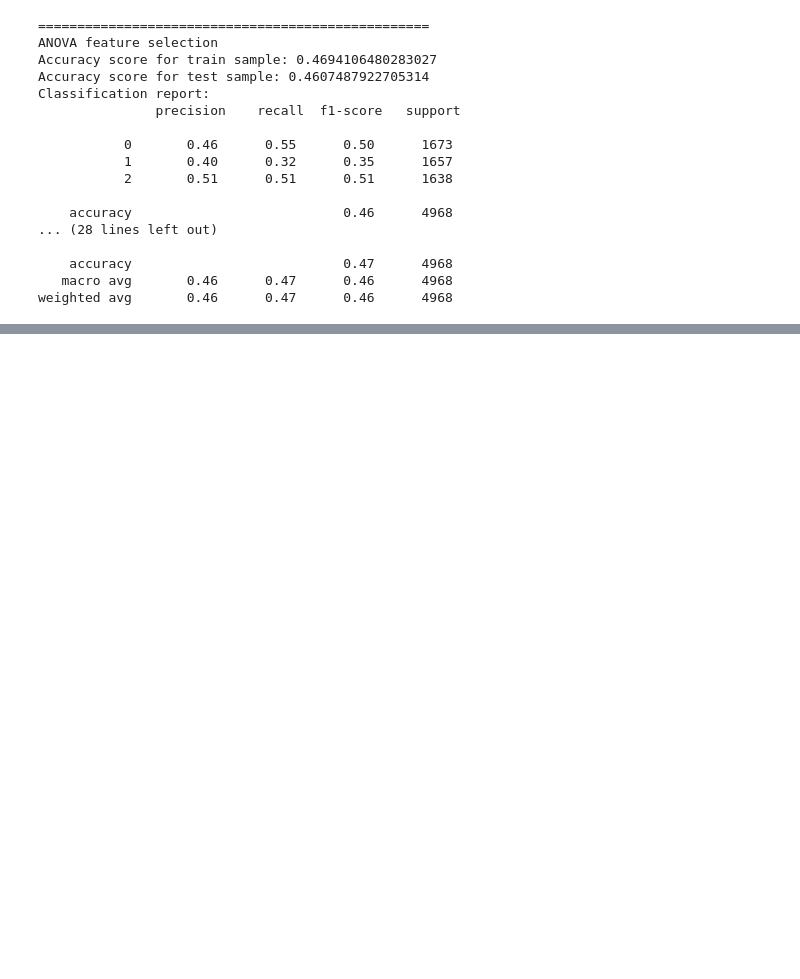
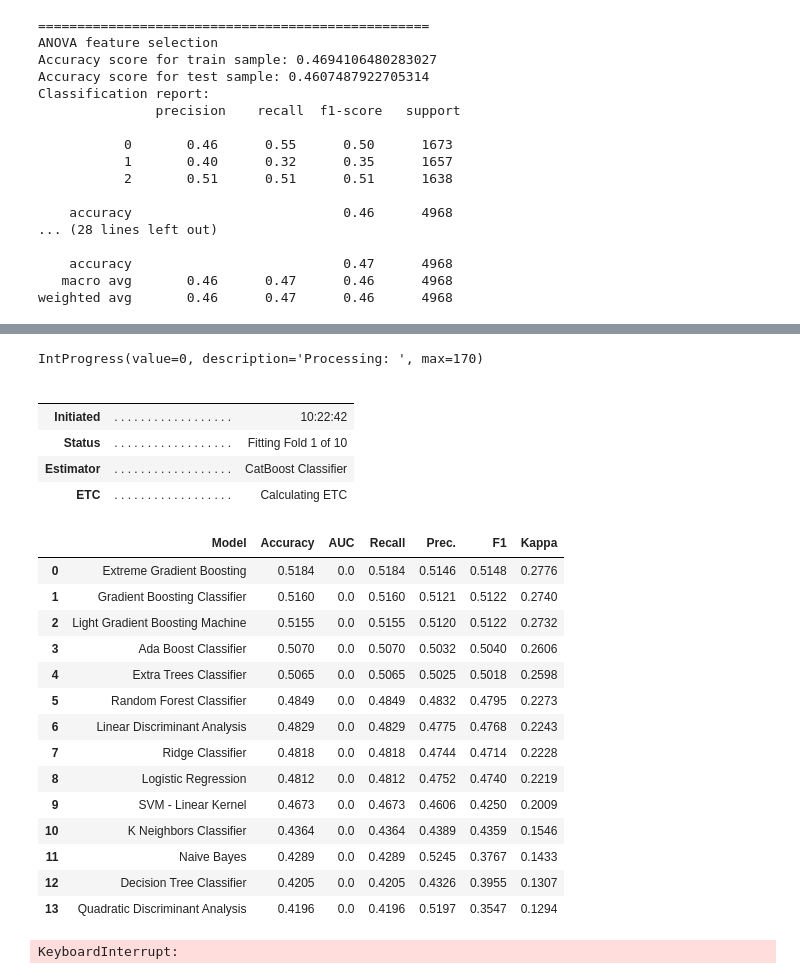
Before and after one commit to LudivineLacour/predict-medical-desert, a Jupyter notebook: code/classification_supervised_learning.ipynb, the cells around one changed output, grey strips where cells are left out. Saved outputs shown, nothing was run; the diff lists cells and outputs as text; code cells hidden in the pictures; blank space fills up the shorter version.

```diff
--- a/code/classification_supervised_learning.ipynb
+++ b/code/classification_supervised_learning.ipynb
@@ -499,0 +675,27 @@ Global conclusion:
+# %%
+# comparing all models
+compare_models()
+# %% [output]
+IntProgress(value=0, description='Processing: ', max=170)
+|  |  |  |
+|  |  |  |
+| Initiated | . . . . . . . . . . . . . . . . . . | 10:22:42 |
+| Status | . . . . . . . . . . . . . . . . . . | Fitting Fold 1 of 10 |
+| Estimator | . . . . . . . . . . . . . . . . . . | CatBoost Classifier |
+| ETC | . . . . . . . . . . . . . . . . . . | Calculating ETC |
+|  | Model | Accuracy | AUC | Recall | Prec. | F1 | Kappa |
+| 0 | Extreme Gradient Boosting | 0.5184 | 0.0 | 0.5184 | 0.5146 | 0.5148 | 0.2776 |
+| 1 | Gradient Boosting Classifier | 0.5160 | 0.0 | 0.5160 | 0.5121 | 0.5122 | 0.2740 |
+| 2 | Light Gradient Boosting Machine | 0.5155 | 0.0 | 0.5155 | 0.5120 | 0.5122 | 0.2732 |
+| 3 | Ada Boost Classifier | 0.5070 | 0.0 | 0.5070 | 0.5032 | 0.5040 | 0.2606 |
+| 4 | Extra Trees Classifier | 0.5065 | 0.0 | 0.5065 | 0.5025 | 0.5018 | 0.2598 |
+| 5 | Random Forest Classifier | 0.4849 | 0.0 | 0.4849 | 0.4832 | 0.4795 | 0.2273 |
+| 6 | Linear Discriminant Analysis | 0.4829 | 0.0 | 0.4829 | 0.4775 | 0.4768 | 0.2243 |
+| 7 | Ridge Classifier | 0.4818 | 0.0 | 0.4818 | 0.4744 | 0.4714 | 0.2228 |
+| 8 | Logistic Regression | 0.4812 | 0.0 | 0.4812 | 0.4752 | 0.4740 | 0.2219 |
+| 9 | SVM - Linear Kernel | 0.4673 | 0.0 | 0.4673 | 0.4606 | 0.4250 | 0.2009 |
+| 10 | K Neighbors Classifier | 0.4364 | 0.0 | 0.4364 | 0.4389 | 0.4359 | 0.1546 |
+| 11 | Naive Bayes | 0.4289 | 0.0 | 0.4289 | 0.5245 | 0.3767 | 0.1433 |
+| 12 | Decision Tree Classifier | 0.4205 | 0.0 | 0.4205 | 0.4326 | 0.3955 | 0.1307 |
+| 13 | Quadratic Discriminant Analysis | 0.4196 | 0.0 | 0.4196 | 0.5197 | 0.3547 | 0.1294 |
+KeyboardInterrupt:
```
Also changed, not shown: parts of 19 cells of this notebook, 1 other file.
